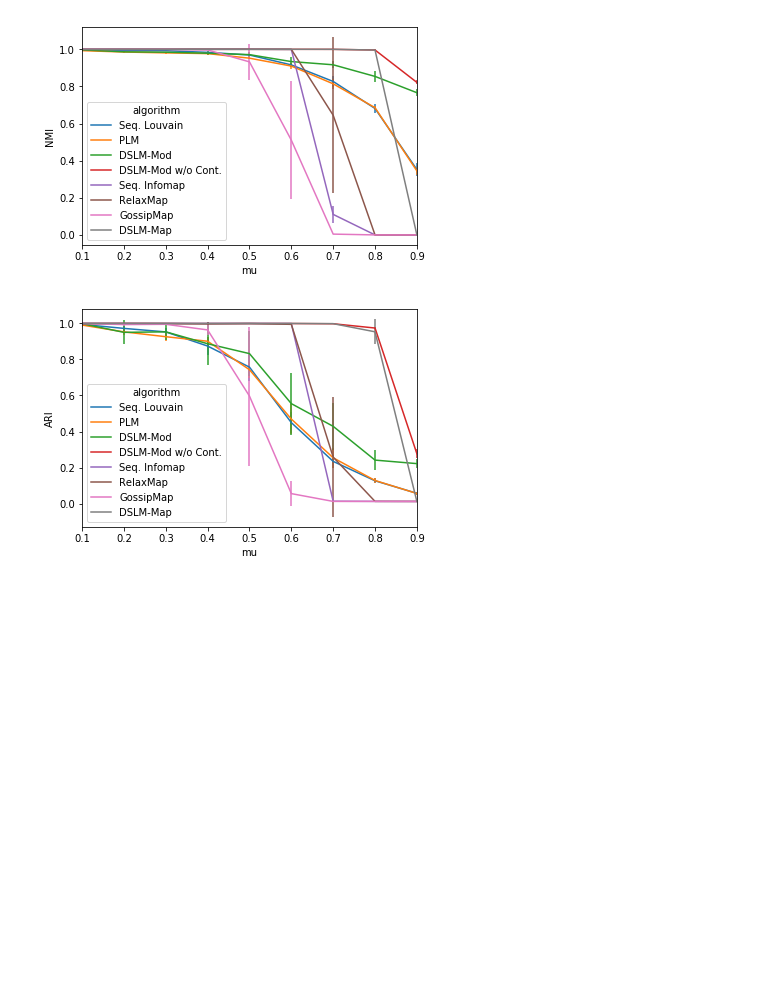
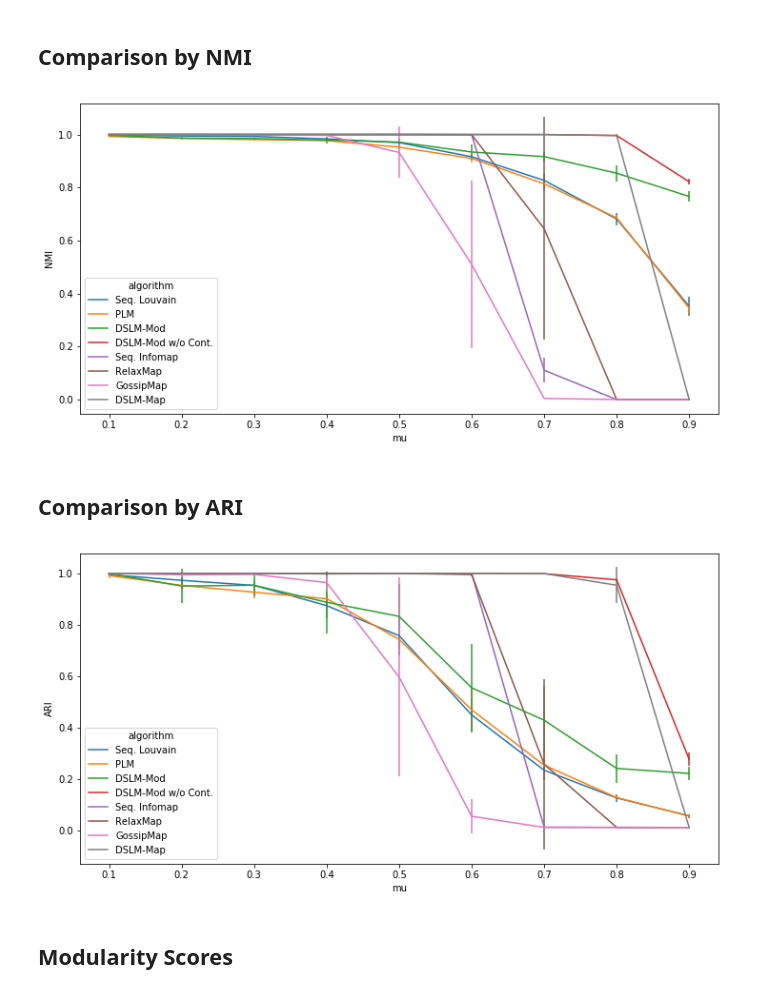
Before and after one commit to kit-algo/distributed_clustering_thrill_evaluation, a Jupyter notebook: notebooks/Paper - Quality.ipynb, the cells around one changed output. Cells and saved outputs as stored; diff of their text form; code cells hidden in the pictures; blank space fills up the shorter version.

```diff
--- a/notebooks/Paper - Quality.ipynb
+++ b/notebooks/Paper - Quality.ipynb
@@ -23,7 +28,10 @@ def plot_and_save(df, name, kind='line', xlabel=None, ylabel=None, **kwargs):
 # %%
 data = {}
 
-for path in glob.glob("../../data/results/lfr_params_ground_truth/*.json") + glob.glob("../../data/results/lfr_params/**/*.json", recursive=True):
+paths = glob.glob("../../data/results/lfr_params_ground_truth/*.json") # data on ground truths and pairwise comparisons
+paths += glob.glob("../../data/results/lfr_params/**/*.json", recursive=True) # data on clusterings obtained by all algos
+
+for path in paths:
   for typename, items in json.load(open(path)).items():
       if typename in data:
         for key, object_data in items.items():
@@ -68,16 +77,20 @@ comparison_data = frames['clustering'] \
     .merge(frames['algorithm_run'], left_on='algorithm_run_id', right_index=True) \
     .merge(frames['program_run'], left_on='program_run_id', right_index=True) \
     .groupby(['mu', 'algorithm'])
+# %% [markdown]
+## Comparison by NMI
 # %%
 nmi_mean = comparison_data['NMI'].mean().to_frame().unstack() \
     ["NMI"][[seq_louvain_label, plm_label, dlslm_label, dlslm_nc_label, seq_infomap_label, relax_map_label, gossip_map_label, dlslm_me_label]]
 
 nmi_err = comparison_data['NMI'].std().to_frame().unstack() \
     ["NMI"][[seq_louvain_label, plm_label, dlslm_label, dlslm_nc_label, seq_infomap_label, relax_map_label, gossip_map_label, dlslm_me_label]]
 
-plot_and_save(nmi_mean, "quality_NMI", yerr=nmi_err, ylabel="NMI", style=['-*', '-x', '-v', '-d', '-|'])
+plot_and_save(nmi_mean, "quality_NMI", yerr=nmi_err, ylabel="NMI", figsize=(12, 6))
 # %% [output]
-[figure, old version]
+[figure, new version]
+# %% [markdown]
+## Comparison by ARI
 # %%
 ari_mean = comparison_data['ARI'].mean().to_frame().unstack() \
     ["ARI"][[seq_louvain_label, plm_label, dlslm_label, dlslm_nc_label, seq_infomap_label, relax_map_label, gossip_map_label, dlslm_me_label]]
@@ -85,9 +98,11 @@ ari_mean = comparison_data['ARI'].mean().to_frame().unstack() \
 ari_err = comparison_data['ARI'].std().to_frame().unstack() \
     ["ARI"][[seq_louvain_label, plm_label, dlslm_label, dlslm_nc_label, seq_infomap_label, relax_map_label, gossip_map_label, dlslm_me_label]]
 
-plot_and_save(ari_mean, "quality_ARI", yerr=ari_err, ylabel="ARI", style=['-*', '-x', '-v', '-d', '-|'])
+plot_and_save(ari_mean, "quality_ARI", yerr=ari_err, ylabel="ARI", figsize=(12, 6))
 # %% [output]
-[figure, old version]
+[figure, new version]
+# %% [markdown]
+## Modularity Scores
 # %%
 mod_mean = comparison_data['modularity'].mean().to_frame().unstack() \
     ["modularity"][[seq_louvain_label, plm_label, dlslm_label, dlslm_nc_label, seq_infomap_label, relax_map_label, gossip_map_label, dlslm_me_label]]
```
Also changed, not shown: parts of 5 cells of this notebook, 1 other file.
